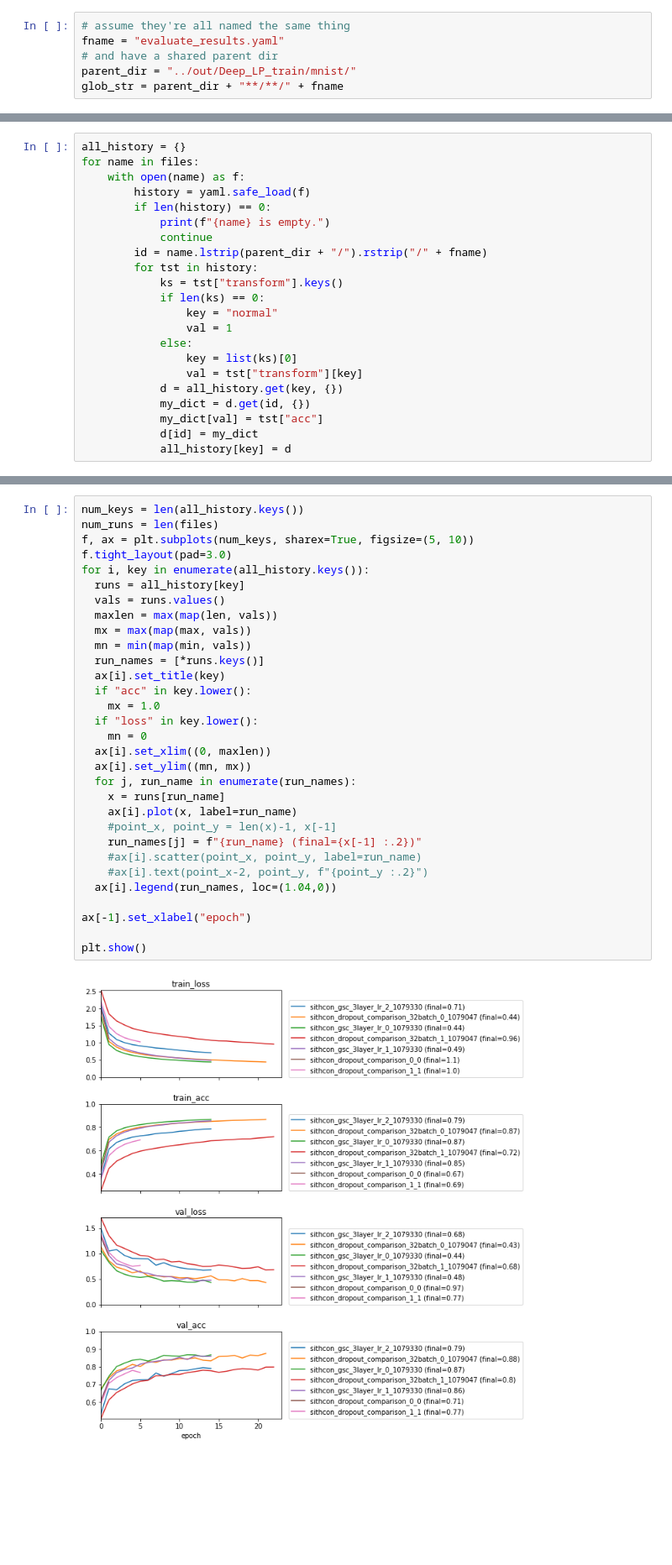
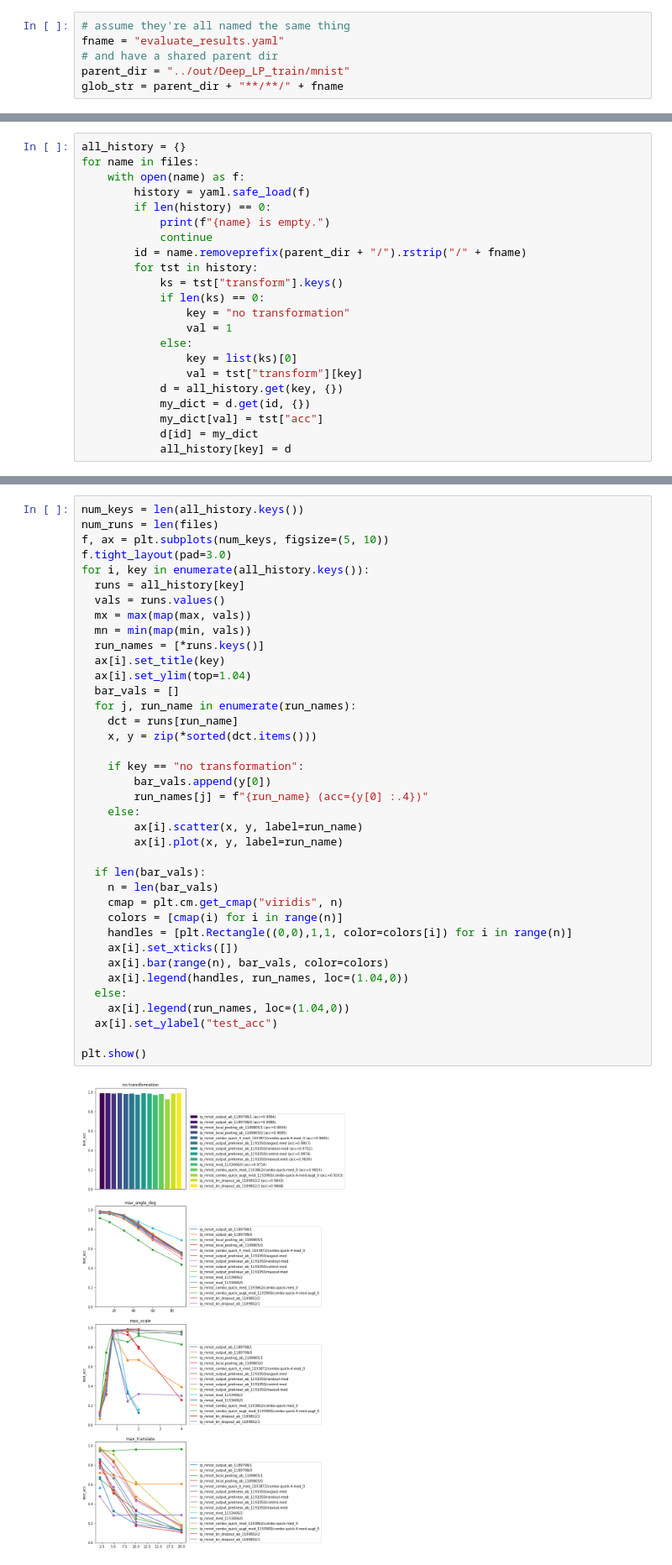
Before and after one commit to skarukas/sith-experiments, a Jupyter notebook: jupyter-notebooks/viz-evaluation.ipynb, the cells around one changed output, grey strips where cells are left out. Shown: that part at 84% size. Saved outputs shown, nothing was run; the diff lists cells and outputs as text; blank space fills up the shorter version.

Commit message:
Add evaluation visualizations for MNIST

```diff
--- a/jupyter-notebooks/viz-evaluation.ipynb
+++ b/jupyter-notebooks/viz-evaluation.ipynb
@@ -9,7 +10,7 @@ import matplotlib.pyplot as plt
 # assume they're all named the same thing
 fname = "evaluate_results.yaml"
 # and have a shared parent dir
-parent_dir = "../out/Deep_LP_train/mnist/"
+parent_dir = "../out/Deep_LP_train/mnist"
 glob_str = parent_dir + "**/**/" + fname
 # %%
 files = glob.glob(glob_str, recursive=True)
@@ -24,11 +26,11 @@ for name in files:
         if len(history) == 0:
             print(f"{name} is empty.")
             continue
-        id = name.lstrip(parent_dir + "/").rstrip("/" + fname)
+        id = name.removeprefix(parent_dir + "/").rstrip("/" + fname)
         for tst in history:
             ks = tst["transform"].keys()
             if len(ks) == 0:
-                key = "normal"
+                key = "no transformation"
                 val = 1
             else:
                 key = list(ks)[0]
@@ -61,33 +43,40 @@ all_history
 # %%
 num_keys = len(all_history.keys())
 num_runs = len(files)
-f, ax = plt.subplots(num_keys, sharex=True, figsize=(5, 10))
+f, ax = plt.subplots(num_keys, figsize=(5, 10))
 f.tight_layout(pad=3.0)
 for i, key in enumerate(all_history.keys()):
   runs = all_history[key]
   vals = runs.values()
-  maxlen = max(map(len, vals))
   mx = max(map(max, vals))
   mn = min(map(min, vals))
   run_names = [*runs.keys()]
   ax[i].set_title(key)
-  if "acc" in key.lower():
-    mx = 1.0
-  if "loss" in key.lower():
-    mn = 0
-  ax[i].set_xlim((0, maxlen))
-  ax[i].set_ylim((mn, mx))
+  ax[i].set_ylim(top=1.04)
+  bar_vals = []
   for j, run_name in enumerate(run_names):
-    x = runs[run_name]
-    ax[i].plot(x, label=run_name)
-    #point_x, point_y = len(x)-1, x[-1]
-    run_names[j] = f"{run_name} (final={x[-1] :.2})"
-    #ax[i].scatter(point_x, point_y, label=run_name)
-    #ax[i].text(point_x-2, point_y, f"{point_y :.2}")
-  ax[i].legend(run_names, loc=(1.04,0))
+    dct = runs[run_name]
+    x, y = zip(*sorted(dct.items()))
 
-ax[-1].set_xlabel("epoch")
+    if key == "no transformation":
+        bar_vals.append(y[0])
+        run_names[j] = f"{run_name} (acc={y[0] :.4})"
+    else:
+        ax[i].scatter(x, y, label=run_name)
+        ax[i].plot(x, y, label=run_name)
+
+  if len(bar_vals):
+    n = len(bar_vals)
+    cmap = plt.cm.get_cmap("viridis", n)
+    colors = [cmap(i) for i in range(n)]
+    handles = [plt.Rectangle((0,0),1,1, color=colors[i]) for i in range(n)]
+    ax[i].set_xticks([])
+    ax[i].bar(range(n), bar_vals, color=colors)
+    ax[i].legend(handles, run_names, loc=(1.04,0))
+  else:
+    ax[i].legend(run_names, loc=(1.04,0))
+  ax[i].set_ylabel("test_acc")
 
 plt.show()
 # %% [output]
-[figure, old version]
+[figure, new version]
```
Also changed, not shown: parts of 4 cells of this notebook, 9 other files.
